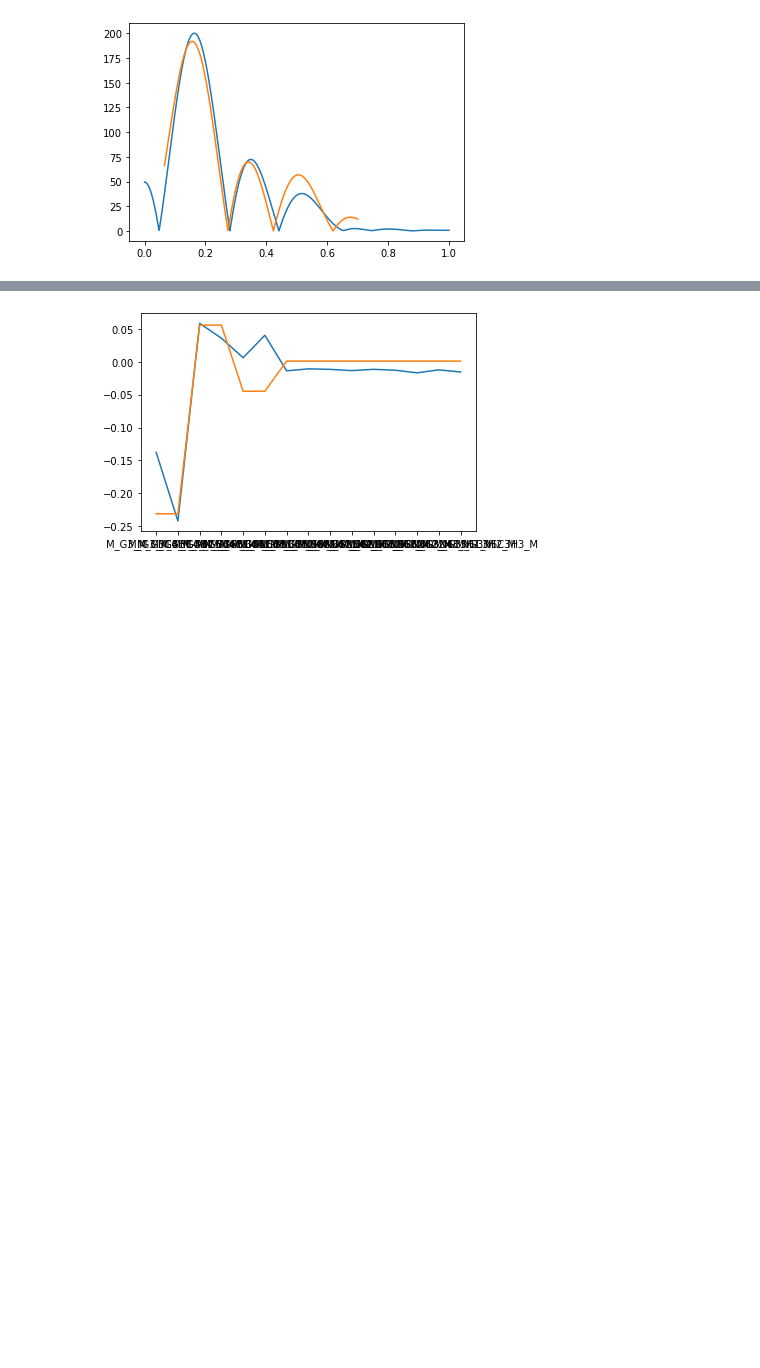
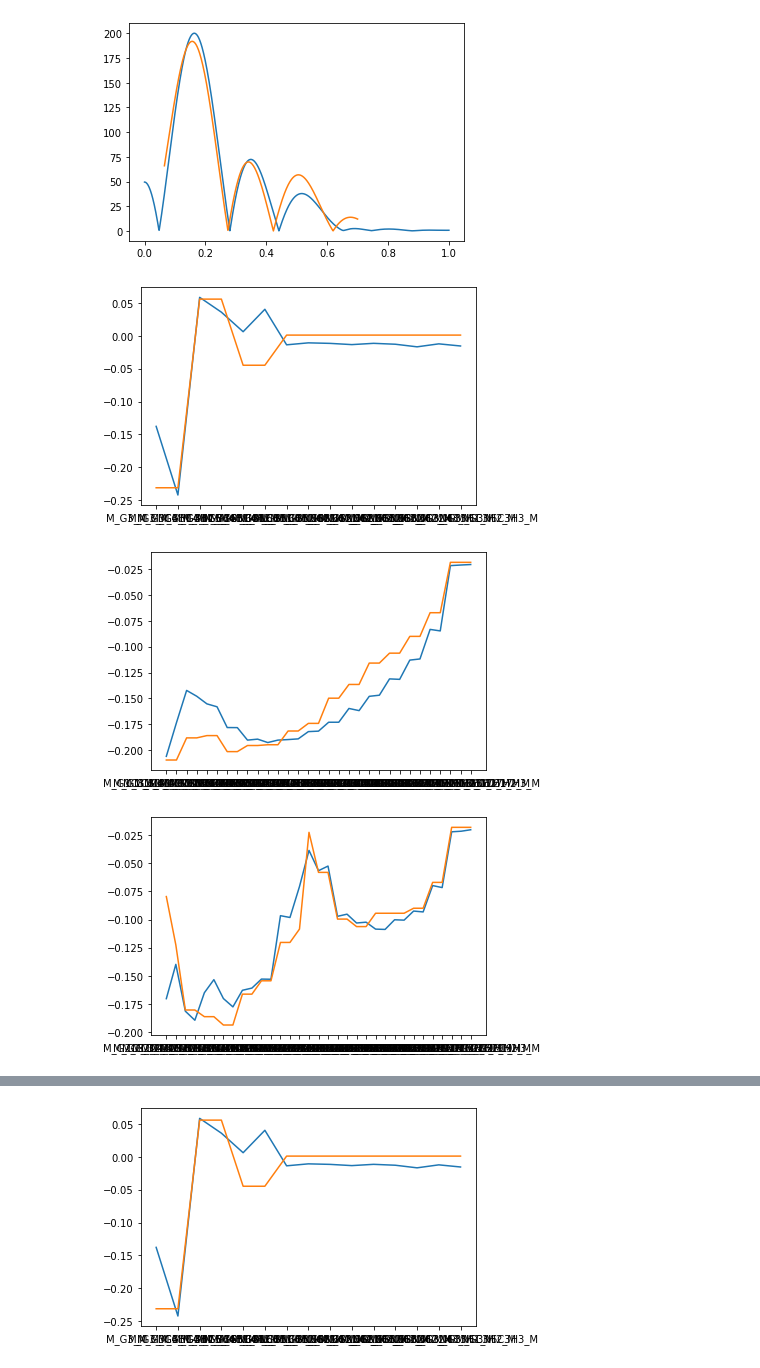
Before and after one commit to NMRLipids/DataBankManuscript, a Jupyter notebook: scripts/plotSimulation.ipynb, the cells around one changed output, grey strips where cells are left out. Cells and saved outputs as stored; diff of their text form; code cells hidden in the pictures; blank space fills up the shorter version.

Commit message:
Update plot simulation

```diff
--- a/scripts/plotSimulation.ipynb
+++ b/scripts/plotSimulation.ipynb
@@ -80,5 +87,9 @@ with open(OPpathEXP) as json_file:
-# %%
-plotFormFactor(FFsim,1)
-plotFormFactor(FFexp,FFq[1])
-# %% [output]
-[figure, removed]
+# %%
+plotSimulation('Simulations/6a7/ee8/6a7ee8ec651f41dbaa4460d095ad2e30b27de20b/9b33210b33f94f175df15b16f5064d9464900b05/', 'POPC')
+plotSimulation('Simulations/5a4/277/5a427728e5bcc18a6f162a8d325df4a9e4115250/f0fe9b9284aa683f9a419d9173d320cfa31d34cb/', 'POPC')
+plotSimulation('Simulations/a63/ca7/a63ca7001cbd5cfc328da122668d1aebc00f2c91/220540156a6ac7813942fd01d998a491b6ff9b8b/', 'POPC')
+# %% [output]
+[figure, added]
+[figure, added]
+[figure, added]
+[figure, added]
```
Also changed, not shown: parts of 2 cells of this notebook.
